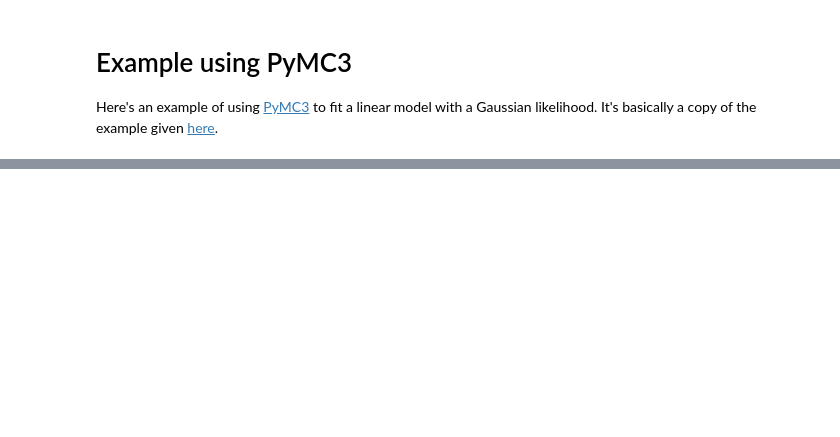
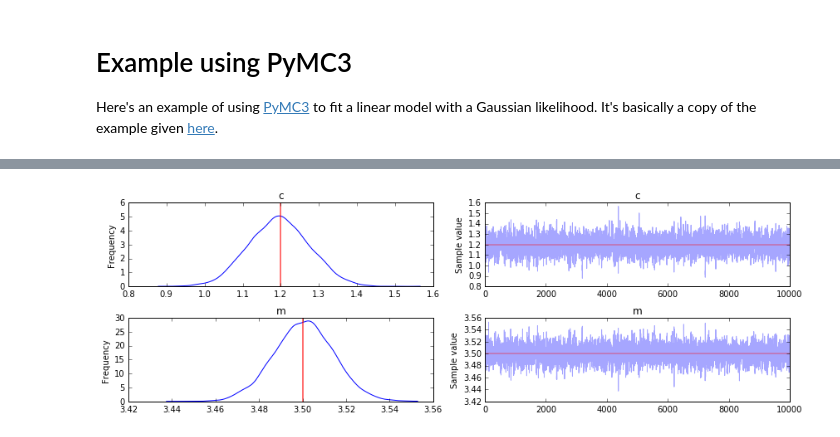
Before and after one commit to mattpitkin/theonlinemcmc, a Jupyter notebook: notebooks/PyMC3Example.ipynb, the cells around one changed output, grey strips where cells are left out. Cells and saved outputs as stored; diff of their text form; code cells hidden in the pictures; blank space fills up the shorter version.

```diff
--- a/notebooks/PyMC3Example.ipynb
+++ b/notebooks/PyMC3Example.ipynb
@@ -69,0 +73,26 @@ ValueError: Bad initial energy: inf. The model might be misspecified.
+# %%
+# set the PyMC3 model (this time have sigma a value for each data point)
+linear_model_sigma_many = pm.Model()
+
+with linear_model_sigma_many:
+    # set priors for unknown parameters
+    mmodel = pm.Uniform('m', lower=-10., upper=10.)         # uniform prior on gradient
+    cmodel = pm.Normal('c', mu=0., sd=10.)                  # Gaussian prior on gradient
+
+    sigmamodel = np.ones(len(y))*sigma # uniform prior on unknown standard deviation
+
+    # Expected value of outcome, aka "the model"
+    mu = mmodel*x + cmodel
+
+    # Likelihood (sampling distribution) of observations
+    Y_obs = pm.Normal('Y_obs', mu=mu, sd=sigmamodel, observed=y)
+# %%
+# perform sampling
+with linear_model_sigma_many:
+    start3 = pm.find_MAP()  # Find starting value by optimization
+    trace3 = pm.sample(10000, start=start3, tune=1000, discard_tuned_samples=True) # 10000 iterations, with 1000 iteration burn-in
+# %%
+# plot trace output (overplot the true values)
+_ = pm.traceplot(trace3, lines={'m': m, 'c': c})
+# %% [output]
+[figure, added]
```
Also changed, not shown: parts of 3 cells of this notebook.
